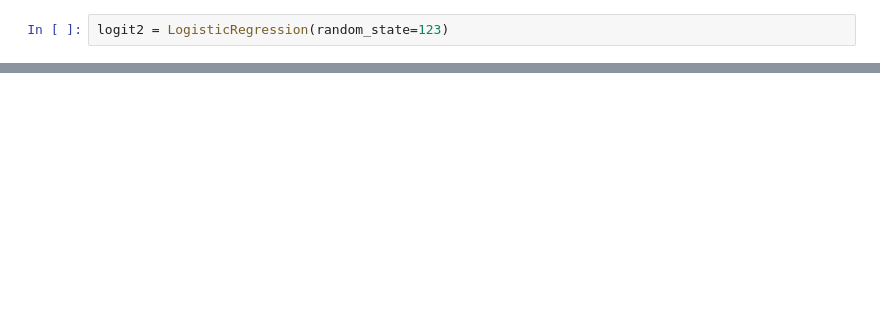
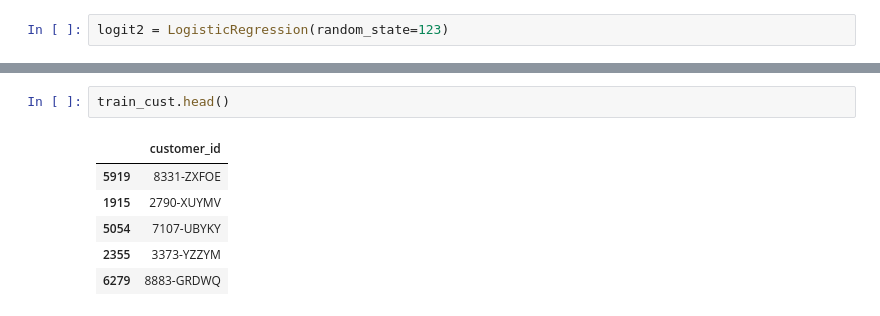
Before and after one commit to watermanbrandyn/classification_project, a Jupyter notebook: classification_workbook.ipynb, the cells around one changed output, grey strips where cells are left out. Drawn from its saved outputs; the diff is of its cells as text; blank space fills up the shorter version.

```diff
--- a/classification_workbook.ipynb
+++ b/classification_workbook.ipynb
@@ -1537,0 +1533,9 @@ logit2 = LogisticRegression(random_state=123)
+# %%
+train_cust.head()
+# %% [output]
+|  | customer_id |
+| 5919 | 8331-ZXFOE |
+| 1915 | 2790-XUYMV |
+| 5054 | 7107-UBYKY |
+| 2355 | 3373-YZZYM |
+| 6279 | 8883-GRDWQ |
```
Also changed, not shown: parts of 24 cells of this notebook.
